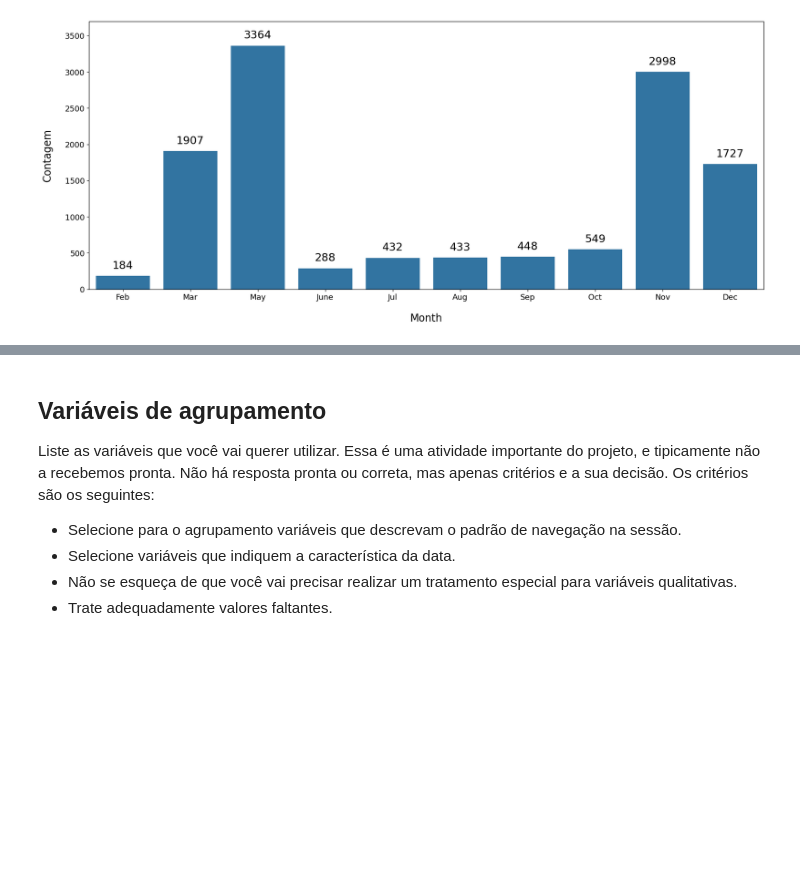
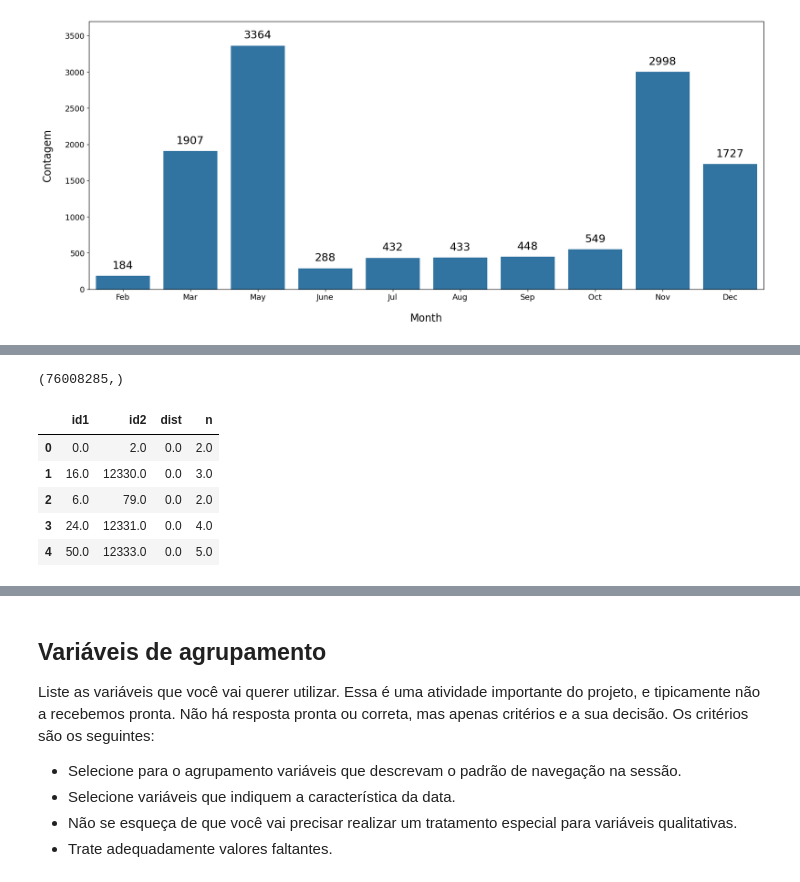
Before and after one commit to marceloaires7/EBAC-Exercicios, a Jupyter notebook: Exercício_Cientista_de_dados_Módulo30/Exercício 2/mod30_tarefa02.ipynb, the cells around one changed output, grey strips where cells are left out. Saved outputs shown, nothing was run; the diff lists cells and outputs as text; code cells hidden in the pictures; blank space fills up the shorter version.

```diff
--- a/Exercício_Cientista_de_dados_Módulo30/Exercício 2/mod30_tarefa02.ipynb
+++ b/Exercício_Cientista_de_dados_Módulo30/Exercício 2/mod30_tarefa02.ipynb
@@ -146,0 +155,8 @@ plot_perc('Month', df)
+# %%
+df_dummy = pd.get_dummies(data=df[variaveis], columns=['Month', 'Revenue', 'SpecialDay'])
+variaveis_cat = df_dummy.columns[6:]
+df_dummy.head()
+
+# df_dummy = pd.get_dummies(data=df[variaveis], columns=['SpecialDay'])
+# variaveis_cat = df_dummy.columns[6:]
+# df_dummy.head()
@@ -146,0 +207,16 @@ plot_perc('Month', df)
+# %%
+gdv = squareform(distancia_gower, force='tovector')
+gdv.shape
+# %% [output]
+(76008285,)
+# %%
+Z = linkage(gdv, method='complete')
+Z_df = pd.DataFrame(Z, columns=['id1', 'id2', 'dist', 'n'])
+Z_df.head()
+# %% [output]
+|  | id1 | id2 | dist | n |
+| 0 | 0.0 | 2.0 | 0.0 | 2.0 |
+| 1 | 16.0 | 12330.0 | 0.0 | 3.0 |
+| 2 | 6.0 | 79.0 | 0.0 | 2.0 |
+| 3 | 24.0 | 12331.0 | 0.0 | 4.0 |
+| 4 | 50.0 | 12333.0 | 0.0 | 5.0 |
```
Also changed, not shown: parts of 11 cells of this notebook.
